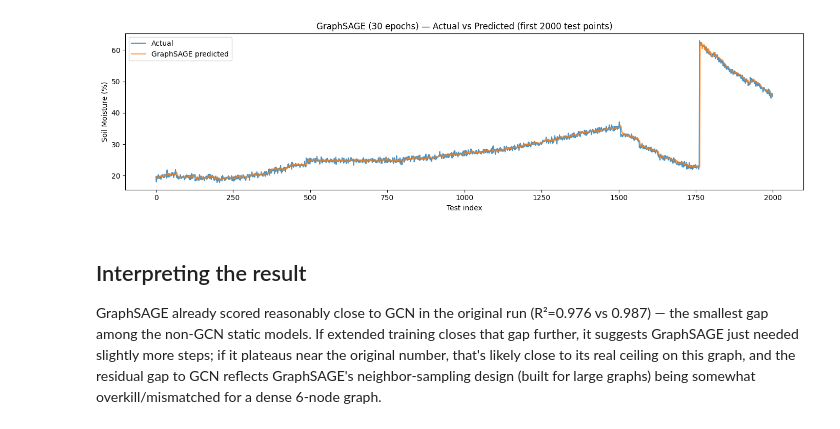
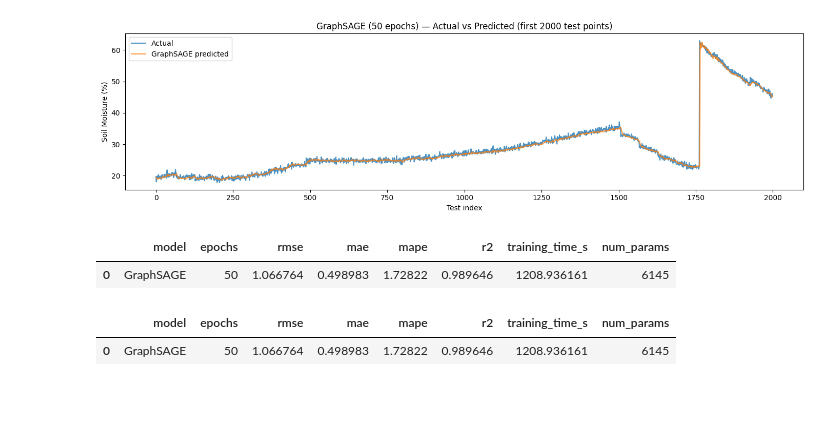
Before and after one commit to JobayerFaisal/Machine_Learning_and_AI, a Jupyter notebook: Soil_Moisture/graphsage_Soil_Moisture.ipynb, the cells around one changed output. Cells and saved outputs as stored; diff of their text form; code cells hidden in the pictures; blank space fills up the shorter version.

```diff
--- a/Soil_Moisture/graphsage_Soil_Moisture.ipynb
+++ b/Soil_Moisture/graphsage_Soil_Moisture.ipynb
@@ -229,7 +250,30 @@ plt.tight_layout()
 plt.show()
 # %% [output]
 [figure]
-# %% [markdown]
-## Interpreting the result
-
-GraphSAGE already scored reasonably close to GCN in the original run (R²=0.976 vs 0.987) — the smallest gap among the non-GCN static models. If extended training closes that gap further, it suggests GraphSAGE just needed slightly more steps; if it plateaus near the original number, that's likely close to its real ceiling on this graph, and the residual gap to GCN reflects GraphSAGE's neighbor-sampling design (built for large graphs) being somewhat overkill/mismatched for a dense 6-node graph.
+# %%
+result_row = pd.DataFrame([{
+    "model": "GraphSAGE",
+    "epochs": N_EPOCHS,
+    "rmse": rmse,
+    "mae": mae,
+    "mape": mape,
+    "r2": r2,
+    "training_time_s": train_time,
+    "num_params": n_params,
+}])
+result_row.to_csv("graphsage_extended_result.csv", index=False)
+result_row
+# %% [output]
+|  | model | epochs | rmse | mae | mape | r2 | training_time_s | num_params |
+| 0 | GraphSAGE | 50 | 1.066764 | 0.498983 | 1.72822 | 0.989646 | 1208.936161 | 6145 |
+# %%
+import glob
+import pandas as pd
+
+files = glob.glob("graphsage_extended_result.csv")
+combined = pd.concat([pd.read_csv(f) for f in files], ignore_index=True)
+combined = combined.sort_values("rmse").reset_index(drop=True)
+combined
+# %% [output]
+|  | model | epochs | rmse | mae | mape | r2 | training_time_s | num_params |
+| 0 | GraphSAGE | 50 | 1.066764 | 0.498983 | 1.72822 | 0.989646 | 1208.936161 | 6145 |
```
Also changed, not shown: parts of 10 cells of this notebook.
